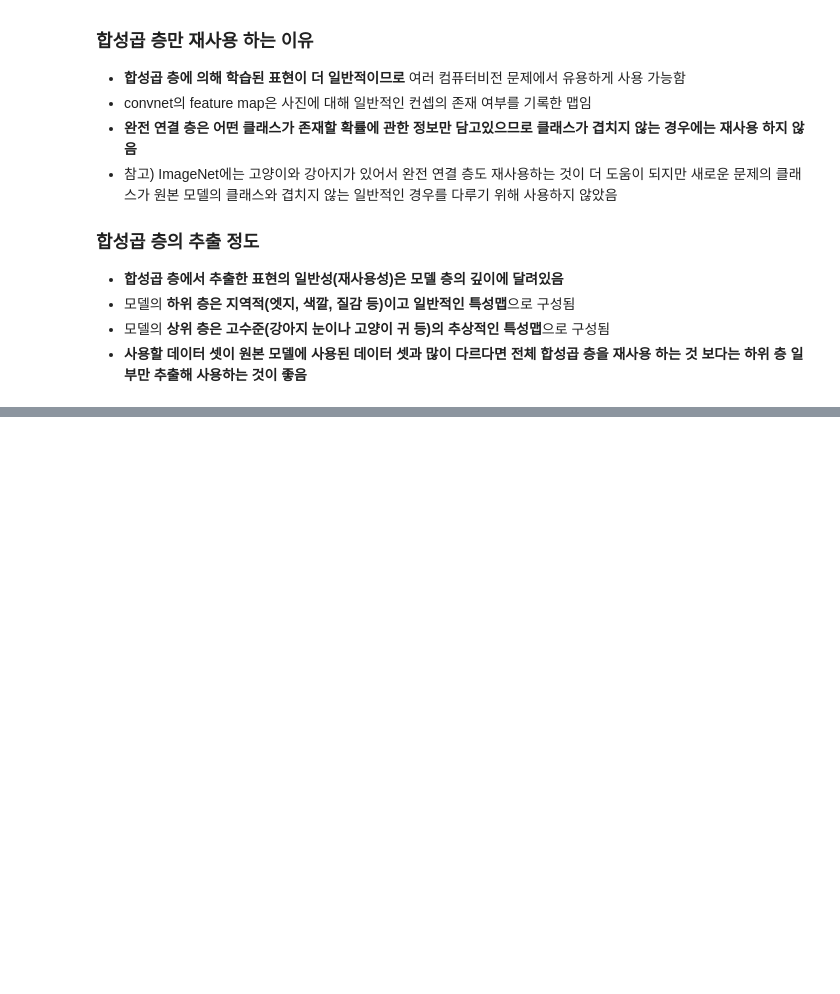
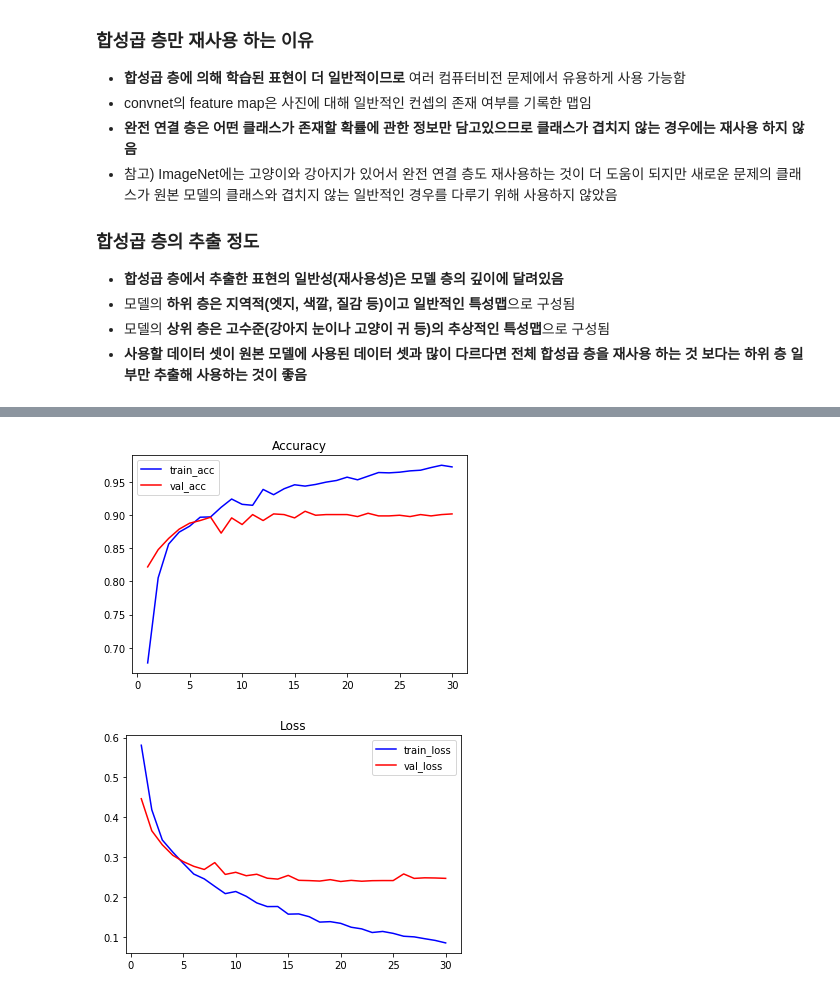
Before and after one commit to younnggsuk/DeepLearningWithPython, a Jupyter notebook: ch5/5_3_using_a_pretrained_convnet.ipynb, the cells around one changed output, grey strips where cells are left out. Cells and saved outputs as stored; diff of their text form; code cells hidden in the pictures; blank space fills up the shorter version.

```diff
--- a/ch5/5_3_using_a_pretrained_convnet.ipynb
+++ b/ch5/5_3_using_a_pretrained_convnet.ipynb
@@ -107,0 +181,8 @@ _________________________________________________________________
+# %%
+train_features = np.reshape(train_features, (2000, 4*4*512))
+val_features = np.reshape(val_features, (1000, 4*4*512))
+test_features = np.reshape(test_features, (1000, 4*4*512))
+
+print(train_features.shape, train_labels.shape)
+print(val_features.shape, val_labels.shape)
+print(test_features.shape, test_labels.shape)
@@ -107,0 +222,9 @@ _________________________________________________________________
+# %%
+model.compile(loss='binary_crossentropy',
+              optimizer=optimizers.RMSprop(lr=2e-5),
+              metrics=['acc'])
+
+history = model.fit(train_features, train_labels,
+                    epochs=30,
+                    batch_size=20,
+                    validation_data=(val_features, val_labels))
@@ -107,0 +249,26 @@ _________________________________________________________________
+# %%
+# 결과 그래프 그리기
+
+import matplotlib.pyplot as plt
+
+acc = history.history['acc']
+val_acc = history.history['val_acc']
+loss = history.history['loss']
+val_loss = history.history['val_loss']
+
+epochs = range(1, len(acc) + 1)
+
+plt.plot(epochs, acc, 'b', label='train_acc')
+plt.plot(epochs, val_acc, 'r', label='val_acc')
+plt.title("Accuracy")
+plt.legend()
+plt.figure()
+
+plt.plot(epochs, loss, 'b', label='train_loss')
+plt.plot(epochs, val_loss, 'r', label='val_loss')
+plt.title("Loss")
+plt.legend()
+plt.show()
+# %% [output]
+[figure, added]
+[figure, added]
```
Also changed, not shown: parts of 19 cells of this notebook.
